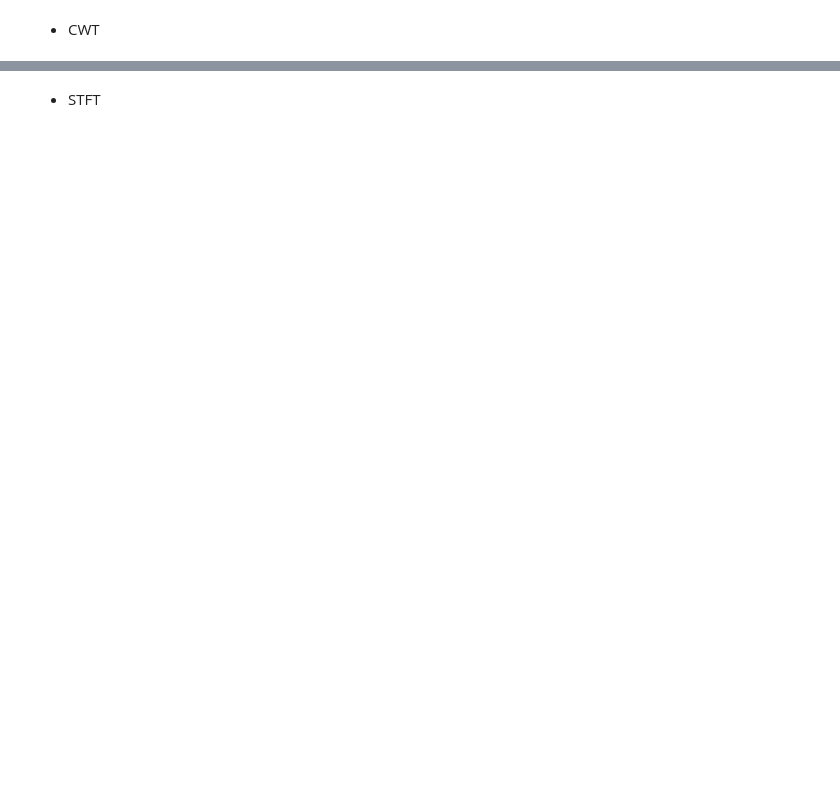
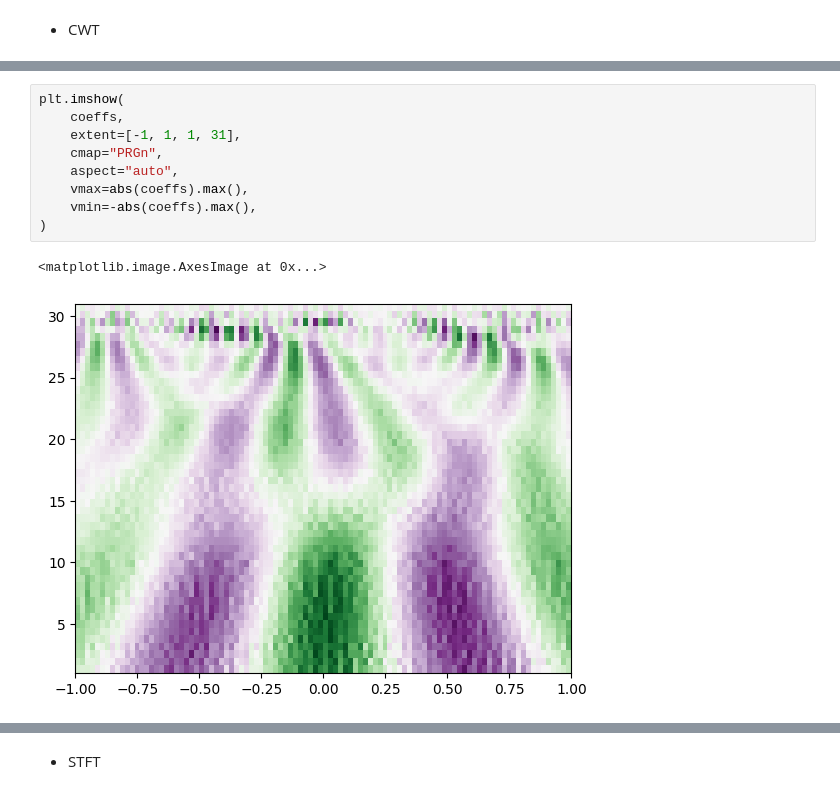
Before and after one commit to pipogood/Senior_Thesis, a Jupyter notebook: Data_preprocessing.ipynb, the cells around one changed output, grey strips where cells are left out. Saved outputs shown, nothing was run; the diff lists cells and outputs as text; blank space fills up the shorter version.

```diff
--- a/Data_preprocessing.ipynb
+++ b/Data_preprocessing.ipynb
@@ -892,0 +894,12 @@ No baseline correction applied
+# %%
+plt.imshow(
+    coeffs,
+    extent=[-1, 1, 1, 31],
+    cmap="PRGn",
+    aspect="auto",
+    vmax=abs(coeffs).max(),
+    vmin=-abs(coeffs).max(),
+)
+# %% [output]
+<matplotlib.image.AxesImage at 0x...>
+[figure, added]
```
Also changed, not shown: parts of 19 cells of this notebook, 1 other file.
